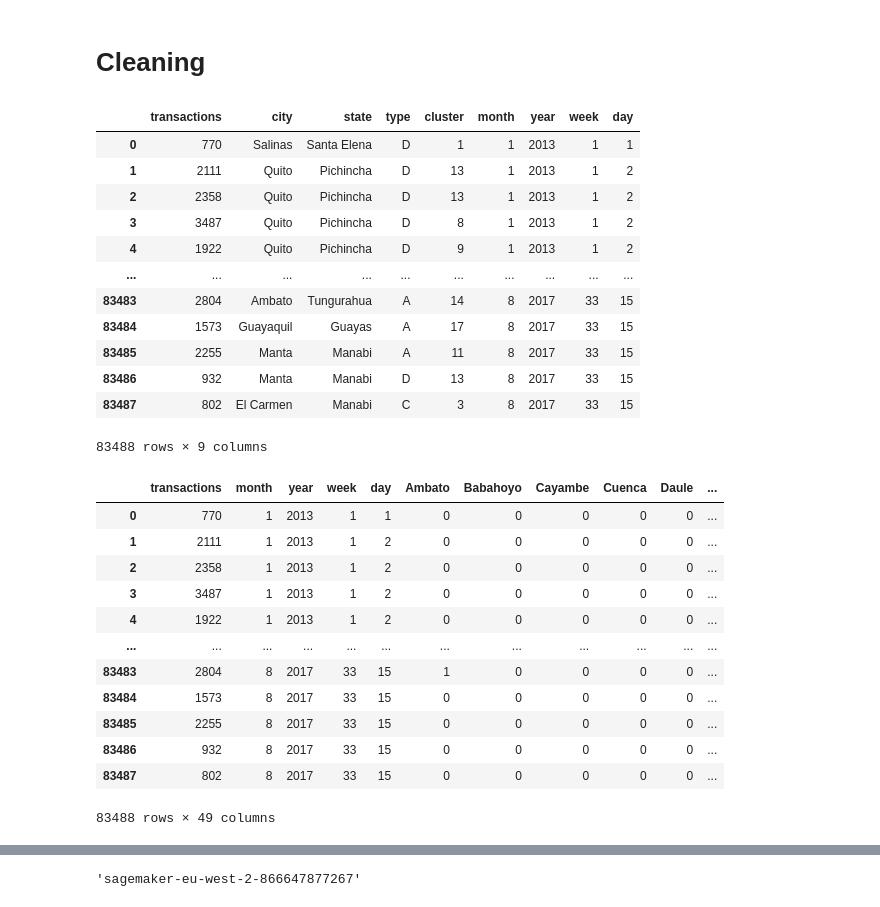
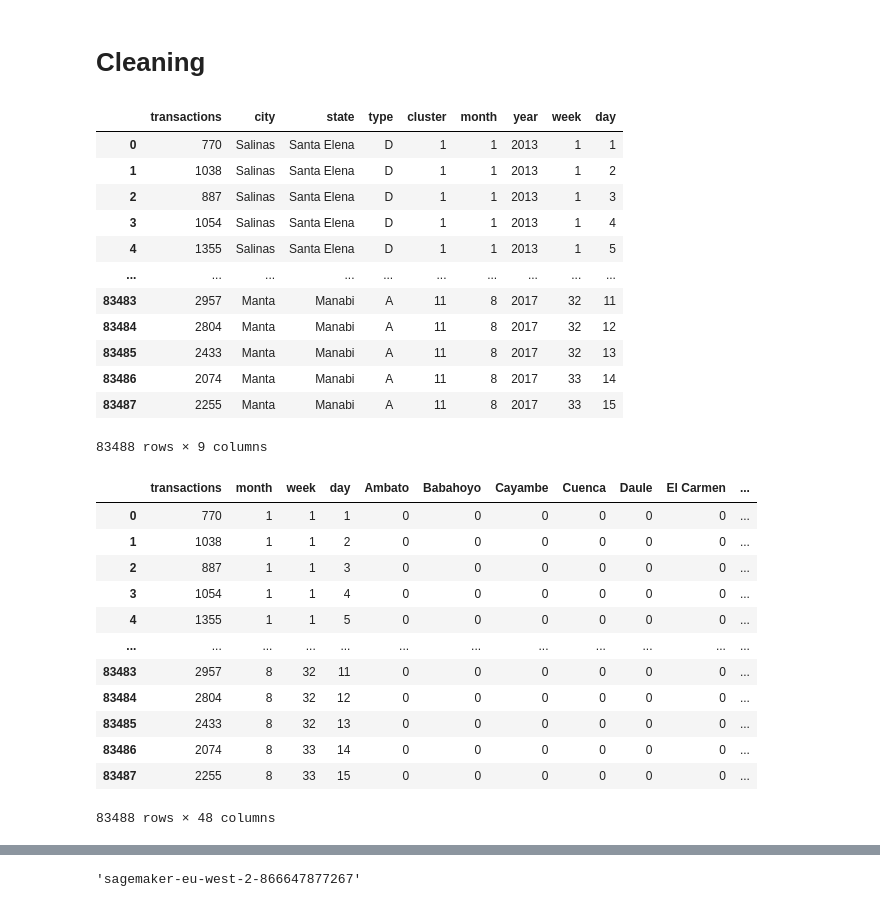
Before and after one commit to Amiromar1/DS-CHALLENGE, a Jupyter notebook: DS-1.ipynb, the cells around one changed output, grey strips where cells are left out. Drawn from its saved outputs; the diff is of its cells as text; code cells hidden in the pictures.

```diff
--- a/DS-1.ipynb
+++ b/DS-1.ipynb
@@ -41,12 +42,22 @@ transactions.head()
 # %%
 stores = transactions.merge(stores)
 
+stores['date'] = pd.to_datetime(stores['date'])
 
-stores['date'] = pd.to_datetime(stores['date'])
-stores['month'] = stores['date'].dt.month
-stores['year'] = stores['date'].dt.year
-stores['week'] = stores['date'].dt.week
-stores['day'] = stores['date'].dt.day
+pd.to_datetime(stores.index)
+stores = stores.rename(columns={'date': 'dates'})
 
-stores
+missing = pd.date_range(start="2013-01-01", end="2017-12-25")
+missing = pd.DataFrame(missing, columns=['dates'])
+#stores = outer_merged = pd.merge(stores, missing, how="outer", on=['dates'])
+stores = pd.merge(stores, missing, how="outer", on=['dates'])
+stores = stores.sort_values('dates')
+#stores = stores.set_index('date')
+#stores = stores.interpolate(method='nearest')
+stores['month'] = stores['dates'].dt.month
+stores['year'] = stores['dates'].dt.year
+stores['week'] = stores['dates'].dt.week
+stores['day'] = stores['dates'].dt.day
+stores = stores.set_index('dates')
+stores[stores['year'] == 2017].tail(400)
 # %% [output]
@@ -126,9 +136,3 @@ sns.lineplot(x=stores['week'].unique(), y=transaction_per_week)
 # %% [output]
 <AxesSubplot: ylabel='transactions'>
 [figure]
-# %%
-stores['day'] = pd.DatetimeIndex(stores['date']).day
-
-transaction_by_day = stores.groupby('day')['transactions'].sum()
-
-sns.scatterplot(transaction_by_day)
@@ -148,46 +174,46 @@ stores
 # %% [output]
 |  | transactions | city | state | type | cluster | month | year | week | day |
 | 0 | 770 | Salinas | Santa Elena | D | 1 | 1 | 2013 | 1 | 1 |
-| 1 | 2111 | Quito | Pichincha | D | 13 | 1 | 2013 | 1 | 2 |
-| 2 | 2358 | Quito | Pichincha | D | 13 | 1 | 2013 | 1 | 2 |
-| 3 | 3487 | Quito | Pichincha | D | 8 | 1 | 2013 | 1 | 2 |
-| 4 | 1922 | Quito | Pichincha | D | 9 | 1 | 2013 | 1 | 2 |
+| 1 | 1038 | Salinas | Santa Elena | D | 1 | 1 | 2013 | 1 | 2 |
+| 2 | 887 | Salinas | Santa Elena | D | 1 | 1 | 2013 | 1 | 3 |
+| 3 | 1054 | Salinas | Santa Elena | D | 1 | 1 | 2013 | 1 | 4 |
+| 4 | 1355 | Salinas | Santa Elena | D | 1 | 1 | 2013 | 1 | 5 |
 | ... | ... | ... | ... | ... | ... | ... | ... | ... | ... |
-| 83483 | 2804 | Ambato | Tungurahua | A | 14 | 8 | 2017 | 33 | 15 |
-| 83484 | 1573 | Guayaquil | Guayas | A | 17 | 8 | 2017 | 33 | 15 |
-| 83485 | 2255 | Manta | Manabi | A | 11 | 8 | 2017 | 33 | 15 |
-| 83486 | 932 | Manta | Manabi | D | 13 | 8 | 2017 | 33 | 15 |
-| 83487 | 802 | El Carmen | Manabi | C | 3 | 8 | 2017 | 33 | 15 |
+| 83483 | 2957 | Manta | Manabi | A | 11 | 8 | 2017 | 32 | 11 |
+| 83484 | 2804 | Manta | Manabi | A | 11 | 8 | 2017 | 32 | 12 |
+| 83485 | 2433 | Manta | Manabi | A | 11 | 8 | 2017 | 32 | 13 |
+| 83486 | 2074 | Manta | Manabi | A | 11 | 8 | 2017 | 33 | 14 |
+| 83487 | 2255 | Manta | Manabi | A | 11 | 8 | 2017 | 33 | 15 |
 83488 rows × 9 columns
 # %%
 city = pd.get_dummies(stores['city'])
 #states = pd.get_dummies(stores['state'])
 types = pd.get_dummies(stores['type'])
 #month = pd.get_dummies(stores['month'])
 #year = pd.get_dummies(stores['year'])
 cluster = pd.get_dummies(stores['cluster'])
 
 stores = pd.concat([stores, city], axis=1)
 #stores = pd.concat([stores, states], axis=1)
 stores = pd.concat([stores, types], axis=1)
 #stores = pd.concat([stores, month], axis=1)
 #stores = pd.concat([stores, year], axis=1)
 stores = pd.concat([stores, cluster], axis=1)
 
-stores = stores.drop(['city', 'state', 'type', 'cluster'], axis=1)
+stores = stores.drop(['city', 'state', 'type', 'cluster', 'year'], axis=1)
 stores
 # %% [output]
-|  | transactions | month | year | week | day | Ambato | Babahoyo | Cayambe | Cuenca | Daule | ... |
-| 0 | 770 | 1 | 2013 | 1 | 1 | 0 | 0 | 0 | 0 | 0 | ... |
-| 1 | 2111 | 1 | 2013 | 1 | 2 | 0 | 0 | 0 | 0 | 0 | ... |
-| 2 | 2358 | 1 | 2013 | 1 | 2 | 0 | 0 | 0 | 0 | 0 | ... |
-| 3 | 3487 | 1 | 2013 | 1 | 2 | 0 | 0 | 0 | 0 | 0 | ... |
-| 4 | 1922 | 1 | 2013 | 1 | 2 | 0 | 0 | 0 | 0 | 0 | ... |
+|  | transactions | month | week | day | Ambato | Babahoyo | Cayambe | Cuenca | Daule | El Carmen | ... |
+| 0 | 770 | 1 | 1 | 1 | 0 | 0 | 0 | 0 | 0 | 0 | ... |
+| 1 | 1038 | 1 | 1 | 2 | 0 | 0 | 0 | 0 | 0 | 0 | ... |
+| 2 | 887 | 1 | 1 | 3 | 0 | 0 | 0 | 0 | 0 | 0 | ... |
+| 3 | 1054 | 1 | 1 | 4 | 0 | 0 | 0 | 0 | 0 | 0 | ... |
+| 4 | 1355 | 1 | 1 | 5 | 0 | 0 | 0 | 0 | 0 | 0 | ... |
 | ... | ... | ... | ... | ... | ... | ... | ... | ... | ... | ... | ... |
-| 83483 | 2804 | 8 | 2017 | 33 | 15 | 1 | 0 | 0 | 0 | 0 | ... |
-| 83484 | 1573 | 8 | 2017 | 33 | 15 | 0 | 0 | 0 | 0 | 0 | ... |
-| 83485 | 2255 | 8 | 2017 | 33 | 15 | 0 | 0 | 0 | 0 | 0 | ... |
-| 83486 | 932 | 8 | 2017 | 33 | 15 | 0 | 0 | 0 | 0 | 0 | ... |
-| 83487 | 802 | 8 | 2017 | 33 | 15 | 0 | 0 | 0 | 0 | 0 | ... |
+| 83483 | 2957 | 8 | 32 | 11 | 0 | 0 | 0 | 0 | 0 | 0 | ... |
+| 83484 | 2804 | 8 | 32 | 12 | 0 | 0 | 0 | 0 | 0 | 0 | ... |
+| 83485 | 2433 | 8 | 32 | 13 | 0 | 0 | 0 | 0 | 0 | 0 | ... |
+| 83486 | 2074 | 8 | 33 | 14 | 0 | 0 | 0 | 0 | 0 | 0 | ... |
+| 83487 | 2255 | 8 | 33 | 15 | 0 | 0 | 0 | 0 | 0 | 0 | ... |
-83488 rows × 49 columns
+83488 rows × 48 columns
 # %%
```
Also changed, not shown: parts of 14 cells of this notebook.
